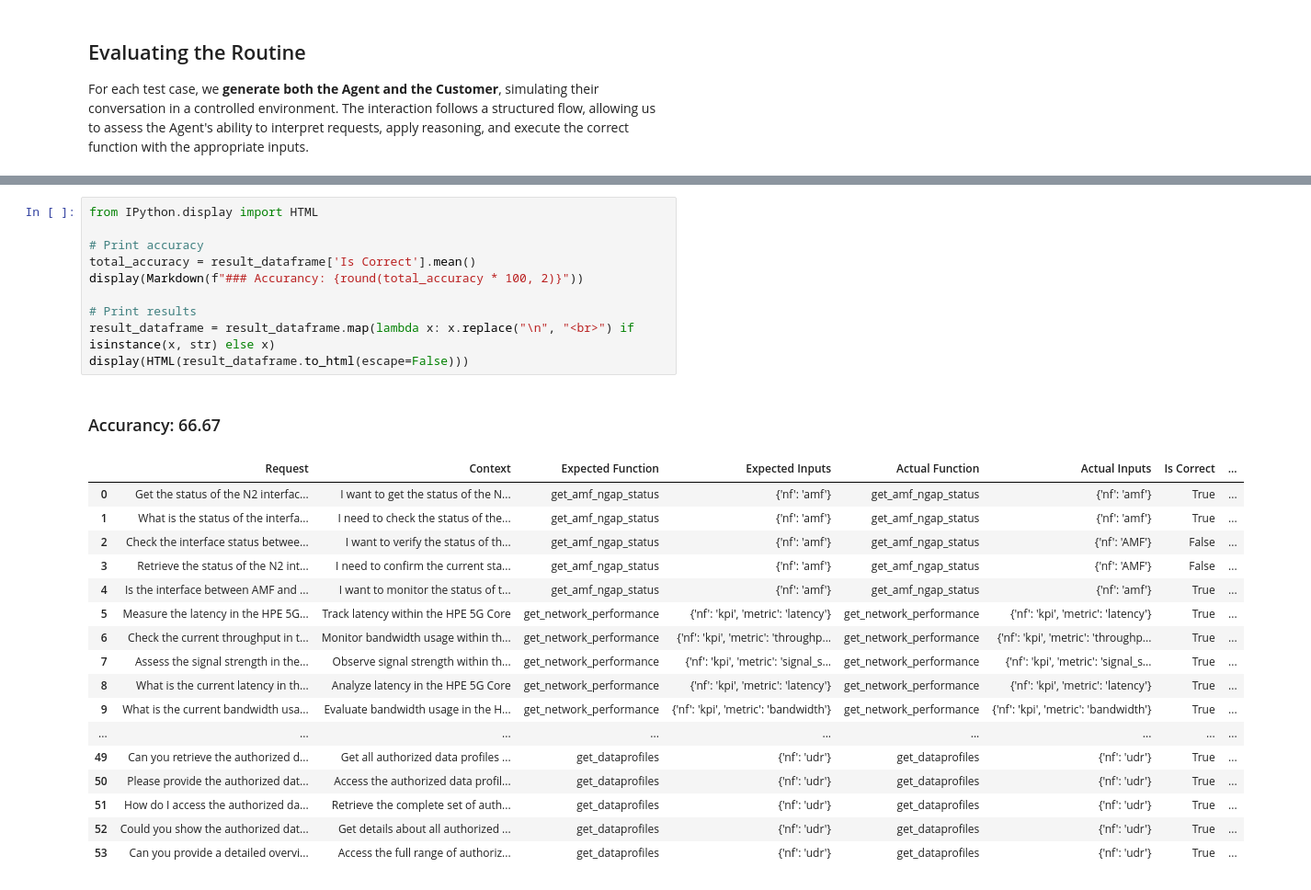
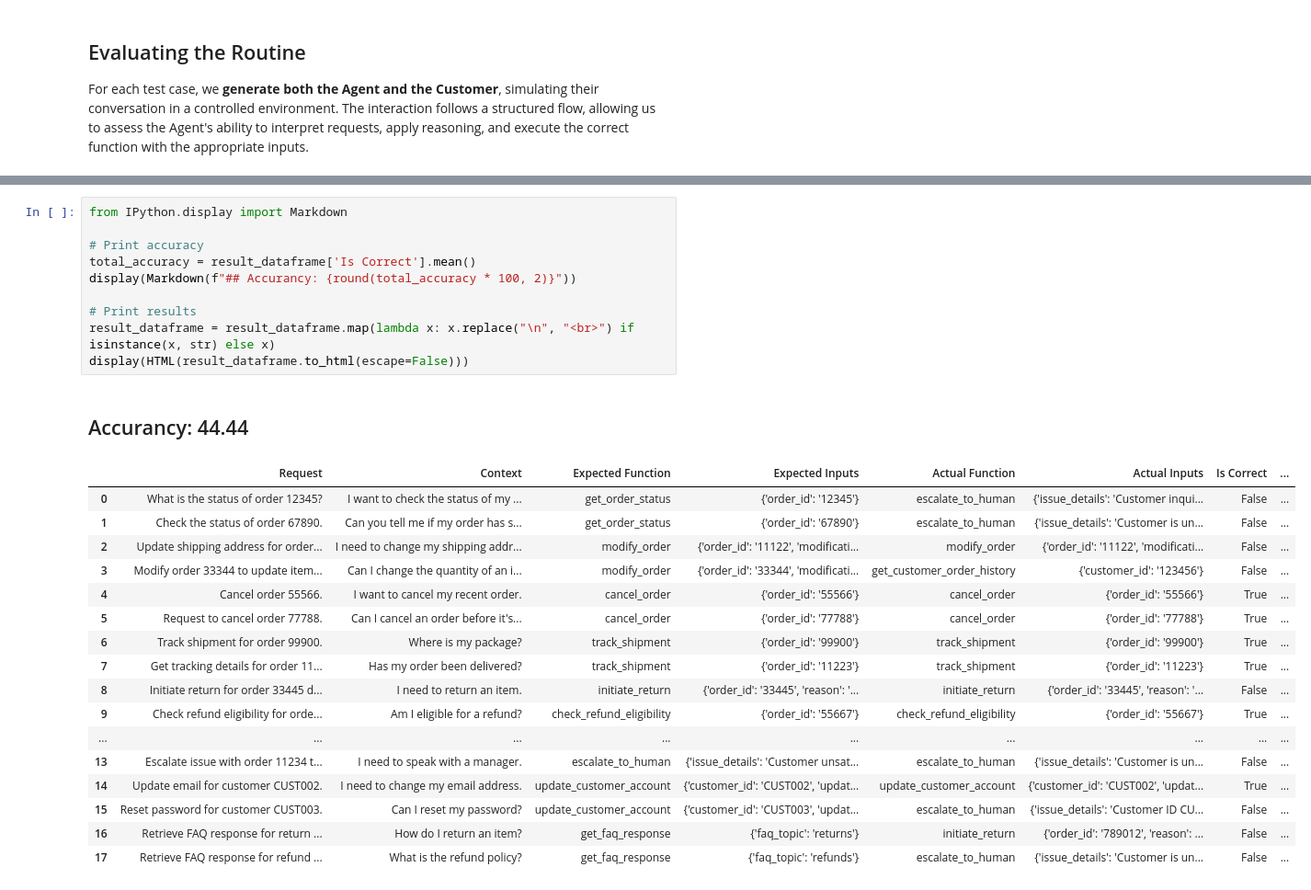
Before and after one commit to HewlettPackard/llmesh, a Jupyter notebook: notebooks/meta_prompting/05_Evaluating_Meta_Prompt.ipynb, the cells around one changed output, grey strips where cells are left out. Shown at 92% size. Cells and saved outputs as stored; diff of their text form.

```diff
--- a/notebooks/meta_prompting/05_Evaluating_Meta_Prompt.ipynb
+++ b/notebooks/meta_prompting/05_Evaluating_Meta_Prompt.ipynb
@@ -139,29 +135,29 @@ Processing row: 1
 # %%
-from IPython.display import HTML
+from IPython.display import Markdown
 
 # Print accuracy
 total_accuracy = result_dataframe['Is Correct'].mean()
-display(Markdown(f"### Accurancy: {round(total_accuracy * 100, 2)}"))
+display(Markdown(f"## Accurancy: {round(total_accuracy * 100, 2)}"))
 
 # Print results
 result_dataframe = result_dataframe.map(lambda x: x.replace("\n", "<br>") if isinstance(x, str) else x)
 display(HTML(result_dataframe.to_html(escape=False)))
 # %% [output]
-### Accurancy: 66.67
+## Accurancy: 44.44
 |  | Request | Context | Expected Function | Expected Inputs | Actual Function | Actual Inputs | Is Correct | ... |
-| 0 | Get the status of the N2 interfac... | I want to get the status of the N... | get_amf_ngap_status | {'nf': 'amf'} | get_amf_ngap_status | {'nf': 'amf'} | True | ... |
-| 1 | What is the status of the interfa... | I need to check the status of the... | get_amf_ngap_status | {'nf': 'amf'} | get_amf_ngap_status | {'nf': 'amf'} | True | ... |
-| 2 | Check the interface status betwee... | I want to verify the status of th... | get_amf_ngap_status | {'nf': 'amf'} | get_amf_ngap_status | {'nf': 'AMF'} | False | ... |
-| 3 | Retrieve the status of the N2 int... | I need to confirm the current sta... | get_amf_ngap_status | {'nf': 'amf'} | get_amf_ngap_status | {'nf': 'AMF'} | False | ... |
-| 4 | Is the interface between AMF and ... | I want to monitor the status of t... | get_amf_ngap_status | {'nf': 'amf'} | get_amf_ngap_status | {'nf': 'amf'} | True | ... |
-| 5 | Measure the latency in the HPE 5G... | Track latency within the HPE 5G Core | get_network_performance | {'nf': 'kpi', 'metric': 'latency'} | get_network_performance | {'nf': 'kpi', 'metric': 'latency'} | True | ... |
-| 6 | Check the current throughput in t... | Monitor bandwidth usage within th... | get_network_performance | {'nf': 'kpi', 'metric': 'throughp... | get_network_performance | {'nf': 'kpi', 'metric': 'throughp... | True | ... |
-| 7 | Assess the signal strength in the... | Observe signal strength within th... | get_network_performance | {'nf': 'kpi', 'metric': 'signal_s... | get_network_performance | {'nf': 'kpi', 'metric': 'signal_s... | True | ... |
-| 8 | What is the current latency in th... | Analyze latency in the HPE 5G Core | get_network_performance | {'nf': 'kpi', 'metric': 'latency'} | get_network_performance | {'nf': 'kpi', 'metric': 'latency'} | True | ... |
-| 9 | What is the current bandwidth usa... | Evaluate bandwidth usage in the H... | get_network_performance | {'nf': 'kpi', 'metric': 'bandwidth'} | get_network_performance | {'nf': 'kpi', 'metric': 'bandwidth'} | True | ... |
+| 0 | What is the status of order 12345? | I want to check the status of my ... | get_order_status | {'order_id': '12345'} | escalate_to_human | {'issue_details': 'Customer inqui... | False | ... |
+| 1 | Check the status of order 67890. | Can you tell me if my order has s... | get_order_status | {'order_id': '67890'} | escalate_to_human | {'issue_details': 'Customer is un... | False | ... |
+| 2 | Update shipping address for order... | I need to change my shipping addr... | modify_order | {'order_id': '11122', 'modificati... | modify_order | {'order_id': '11122', 'modificati... | False | ... |
+| 3 | Modify order 33344 to update item... | Can I change the quantity of an i... | modify_order | {'order_id': '33344', 'modificati... | get_customer_order_history | {'customer_id': '123456'} | False | ... |
+| 4 | Cancel order 55566. | I want to cancel my recent order. | cancel_order | {'order_id': '55566'} | cancel_order | {'order_id': '55566'} | True | ... |
+| 5 | Request to cancel order 77788. | Can I cancel an order before it's... | cancel_order | {'order_id': '77788'} | cancel_order | {'order_id': '77788'} | True | ... |
+| 6 | Track shipment for order 99900. | Where is my package? | track_shipment | {'order_id': '99900'} | track_shipment | {'order_id': '99900'} | True | ... |
+| 7 | Get tracking details for order 11... | Has my order been delivered? | track_shipment | {'order_id': '11223'} | track_shipment | {'order_id': '11223'} | True | ... |
+| 8 | Initiate return for order 33445 d... | I need to return an item. | initiate_return | {'order_id': '33445', 'reason': '... | initiate_return | {'order_id': '33445', 'reason': '... | False | ... |
+| 9 | Check refund eligibility for orde... | Am I eligible for a refund? | check_refund_eligibility | {'order_id': '55667'} | check_refund_eligibility | {'order_id': '55667'} | True | ... |
 | ... | ... | ... | ... | ... | ... | ... | ... | ... |
-| 49 | Can you retrieve the authorized d... | Get all authorized data profiles ... | get_dataprofiles | {'nf': 'udr'} | get_dataprofiles | {'nf': 'udr'} | True | ... |
-| 50 | Please provide the authorized dat... | Access the authorized data profil... | get_dataprofiles | {'nf': 'udr'} | get_dataprofiles | {'nf': 'udr'} | True | ... |
-| 51 | How do I access the authorized da... | Retrieve the complete set of auth... | get_dataprofiles | {'nf': 'udr'} | get_dataprofiles | {'nf': 'udr'} | True | ... |
-| 52 | Could you show the authorized dat... | Get details about all authorized ... | get_dataprofiles | {'nf': 'udr'} | get_dataprofiles | {'nf': 'udr'} | True | ... |
-| 53 | Can you provide a detailed overvi... | Access the full range of authoriz... | get_dataprofiles | {'nf': 'udr'} | get_dataprofiles | {'nf': 'udr'} | True | ... |
+| 13 | Escalate issue with order 11234 t... | I need to speak with a manager. | escalate_to_human | {'issue_details': 'Customer unsat... | escalate_to_human | {'issue_details': 'Customer is un... | False | ... |
+| 14 | Update email for customer CUST002. | I need to change my email address. | update_customer_account | {'customer_id': 'CUST002', 'updat... | update_customer_account | {'customer_id': 'CUST002', 'updat... | True | ... |
+| 15 | Reset password for customer CUST003. | Can I reset my password? | update_customer_account | {'customer_id': 'CUST003', 'updat... | escalate_to_human | {'issue_details': 'Customer ID CU... | False | ... |
+| 16 | Retrieve FAQ response for return ... | How do I return an item? | get_faq_response | {'faq_topic': 'returns'} | initiate_return | {'order_id': '789012', 'reason': ... | False | ... |
+| 17 | Retrieve FAQ response for refund ... | What is the refund policy? | get_faq_response | {'faq_topic': 'refunds'} | escalate_to_human | {'issue_details': 'Customer is un... | False | ... |
```
Also changed, not shown: parts of 6 cells of this notebook, 54 other files.
